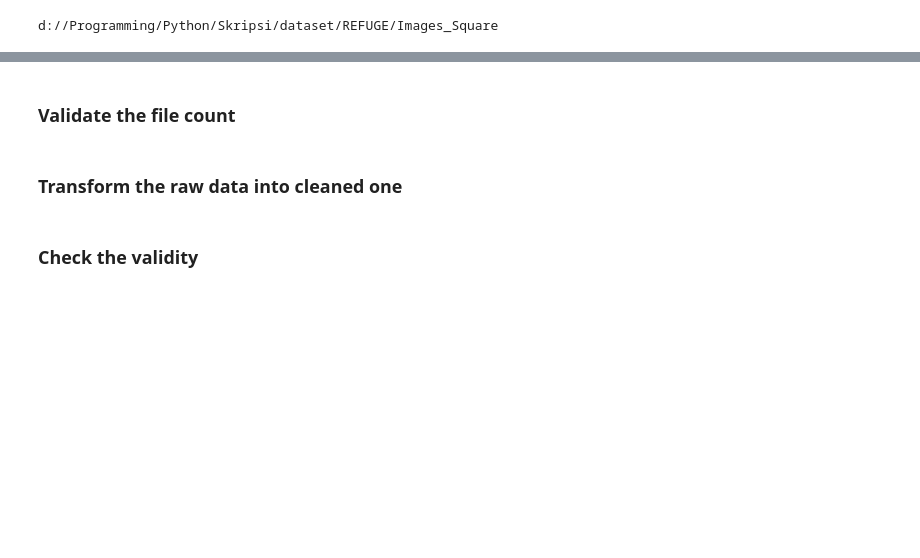
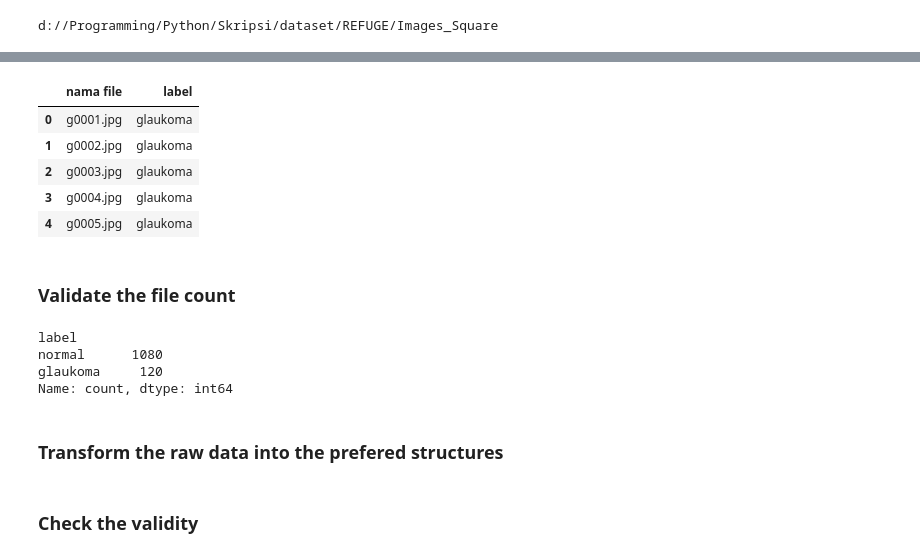
Before and after one commit to Bugi-Sulistiyo/Comparing-EfficientNet-and-MobileNet-on-Glaucoma-Detection, a Jupyter notebook: main/scripts/preparation/merge_image_file.ipynb, the cells around one changed output, grey strips where cells are left out. Cells and saved outputs as stored; diff of their text form; code cells hidden in the pictures; blank space fills up the shorter version.

```diff
--- a/main/scripts/preparation/merge_image_file.ipynb
+++ b/main/scripts/preparation/merge_image_file.ipynb
@@ -239,4 +245,26 @@ Name: count, dtype: int64
+# %%
+metadata_refuge = pd.concat([pd.DataFrame(temp_metadata),
+                             metadata_refuge_test_cleaned],
+                             axis=0,
+                             ignore_index=True)
+metadata_refuge.loc[metadata_refuge.label == 0, "label"] = label[0]
+metadata_refuge.loc[metadata_refuge.label == 1, "label"] = label[1]
+metadata_refuge.head()
+# %% [output]
+|  | nama file | label |
+| 0 | g0001.jpg | glaukoma |
+| 1 | g0002.jpg | glaukoma |
+| 2 | g0003.jpg | glaukoma |
+| 3 | g0004.jpg | glaukoma |
+| 4 | g0005.jpg | glaukoma |
 # %% [markdown]
 ### Validate the file count
+# %%
+metadata_refuge.label.value_counts()
+# %% [output]
+label
+normal      1080
+glaukoma     120
+Name: count, dtype: int64
 # %% [markdown]
-### Transform the raw data into cleaned one
+### Transform the raw data into the prefered structures
```
Also changed, not shown: parts of 8 cells of this notebook.
